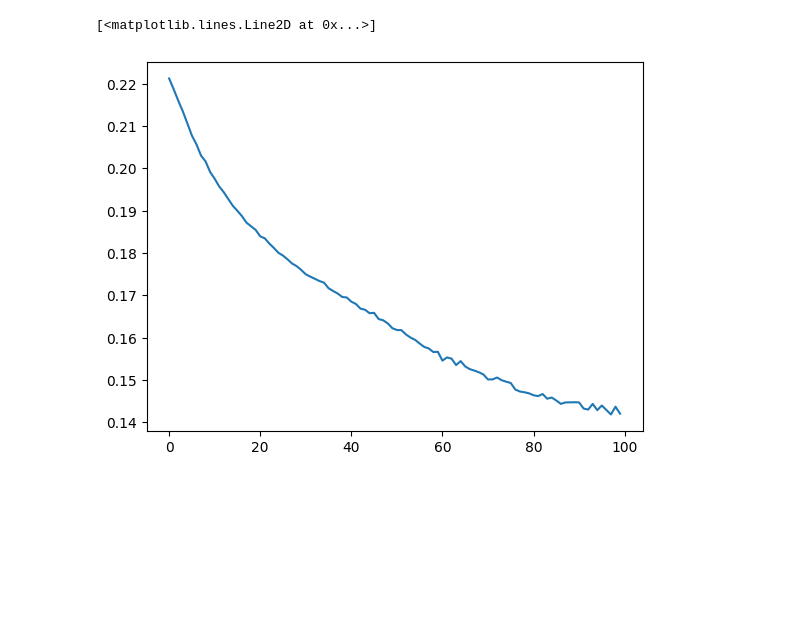
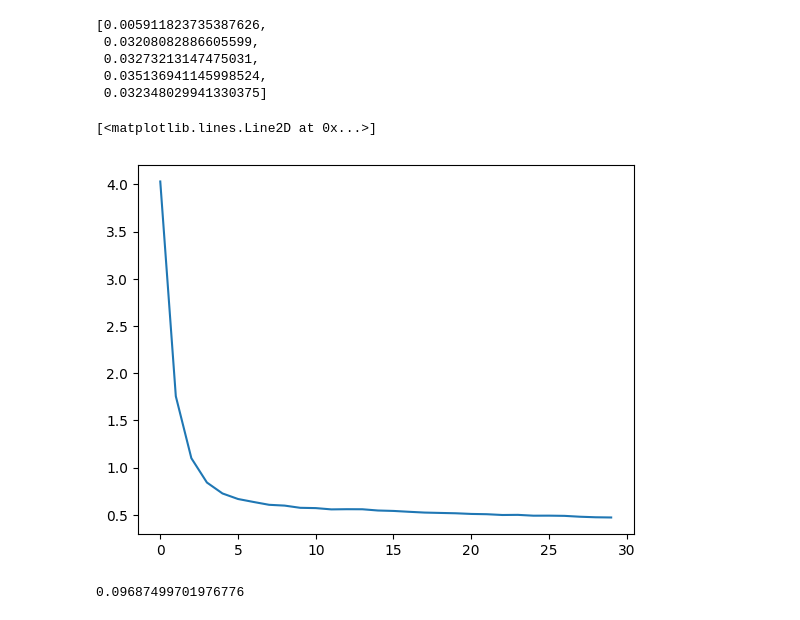
Before and after one commit to oscpara/Recommendation-system, a Jupyter notebook: src/code/preprocessing.ipynb, the cells around one changed output. Saved outputs shown, nothing was run; the diff lists cells and outputs as text; code cells hidden in the pictures; blank space fills up the shorter version.

```diff
--- a/src/code/preprocessing.ipynb
+++ b/src/code/preprocessing.ipynb
@@ -233,9 +358,28 @@ See the caveats in the documentation: https://pandas.pydata.org/pandas-docs/stab
 # %%
-dataset = userdataset(ratings_filtered, strong_neg_weight=1, weak_neg_weight= 0.25, k = 2)
 
 
 
-dataloader_train = DataLoader(dataset, batch_size=32, shuffle=True, drop_last= True)
+
+dataset_train = userdataset(train, strong_neg_weight=1, weak_neg_weight= 1, k = 20, q = 2, mode = "train" )
+dataset_val = userdataset(train, strong_neg_weight=1, weak_neg_weight= 1, k = 20, q = 2, mode = "train" )
+dataset_rank = userdataset(val, strong_neg_weight=1, weak_neg_weight= 1, k = 2, q = 2, mode = "val" )
+
+item_dim = len(set(ratings["item_idx"]))
+user_dim = len(set(ratings["user_idx"]))
+occupation_dim = len(set(ratings["Occupation"]))
+zip_dim = len(set(ratings["Zip-code"]))
+
+
+model = TwoTowerModel(user_dim= user_dim, item_dim= item_dim, embedd_dim= 512, hidden_dim = 128, zip_dim= zip_dim, ocupation_dim= occupation_dim)
+
+
+dataloader_train = DataLoader(dataset_train, batch_size= 64, shuffle= True, drop_last= True)
+dataloader_val = DataLoader(dataset_val, batch_size= 64, drop_last= True, shuffle= True)
+dataloader_rank = DataLoader(dataset_rank, batch_size= 1, drop_last= True)
+#dataset_val = userdataset(val, strong_neg_weight=1, weak_neg_weight= 0.25, k = 2)
+
+#dataloader_train = DataLoader(dataset_train, batch_size=32, shuffle=True, drop_last= True)
+#dataloader_val = DataLoader(dataset_val, batch_size=32, shuffle=True, drop_last= True)
 
 #u, pos, negs, weights = next(iter(dataloader_train))
 
@@ -246,7 +390,14 @@ dataloader_train = DataLoader(dataset, batch_size=32, shuffle=True, drop_last= T
 
 
 
+#test = userdataset(train, strong_neg_weight=1, weak_neg_weight= 0.25, k = 2)
+
+#test_again = test.ranking_function(1)
 
 
 #print(u, pos, negs, weights)
+
+
+
+#test.non_interactions(1)
 # %%
@@ -280,8 +414,0 @@ class TwoTowerModel(nn.Module):
-# %%
-
-
-item_dim = len(set(ratings_filtered["item_idx"]))
-user_dim = len(set(ratings_filtered["user_idx"]))
-
-
-model = TwoTowerModel(user_dim= user_dim, item_dim= item_dim, embedd_dim= 512)
@@ -364,8 +557,20 @@ epoch [100/100], loss: 0.142048
 # %%
-import matplotlib.pyplot as plt
 
-
-plt.plot(train_loss)
+precisions
 # %% [output]
-[<matplotlib.lines.Line2D at 0x...>]
+[0.005911823735387626,
+ 0.03208082886605599,
+ 0.03273213147475031,
+ 0.035136941145998524,
+ 0.032348029941330375]
-[figure, removed]
+# %%
+import matplotlib.pyplot as plt
+
+plt.plot(val_loss)
+# %% [output]
+[<matplotlib.lines.Line2D at 0x...>]
+[figure, added]
+# %%
+mean_precision_at_k
+# %% [output]
+0.09687499701976776
```
Also changed, not shown: parts of 8 cells of this notebook, 1 other file.
